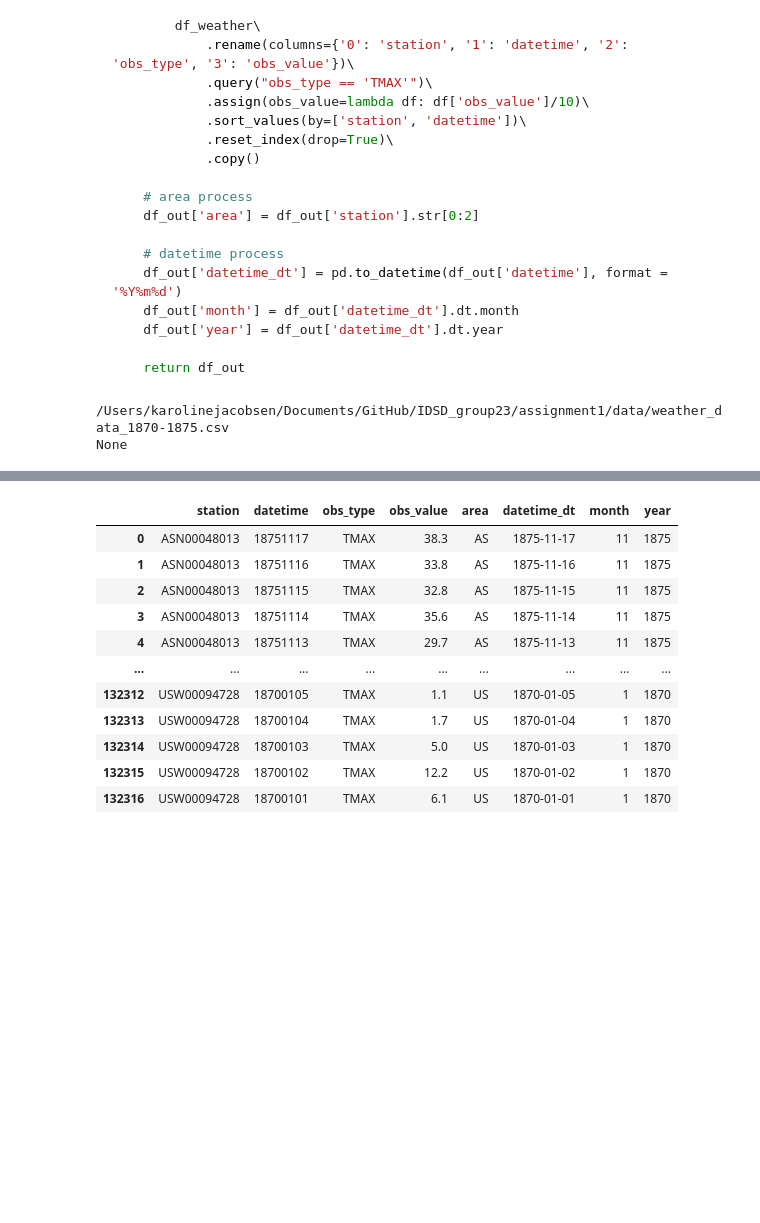
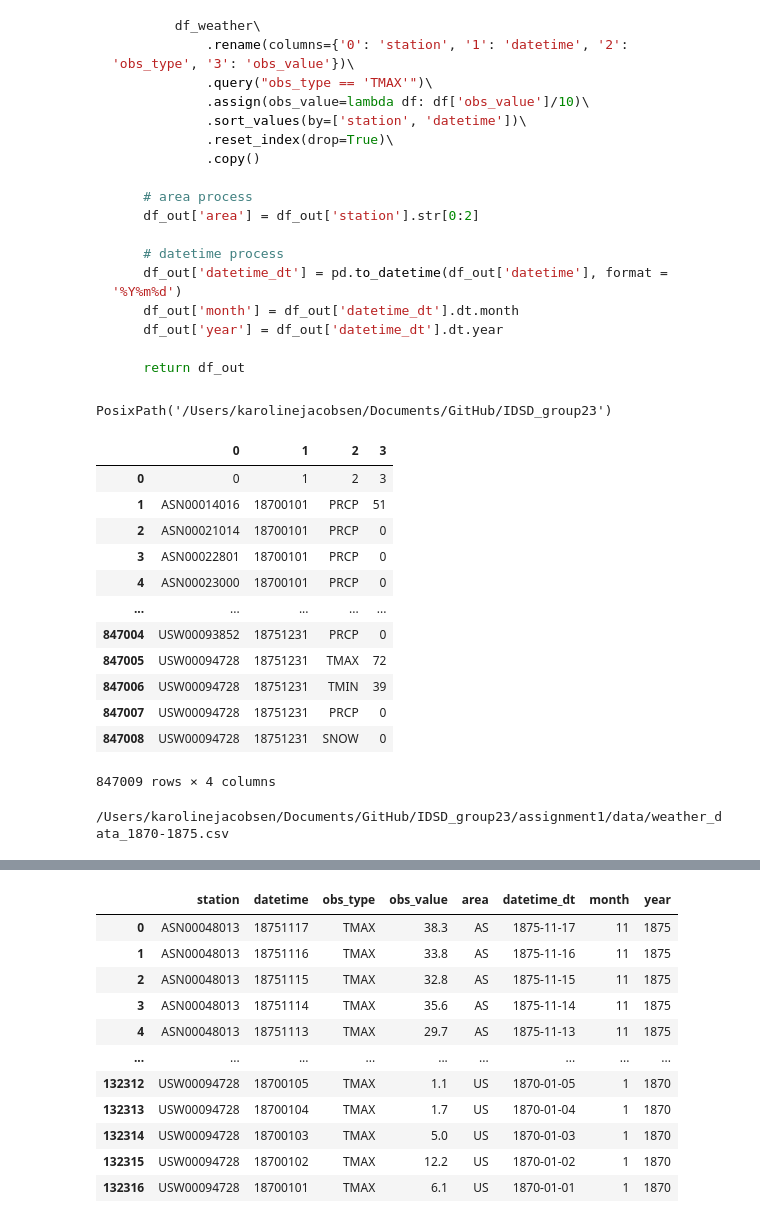
Before and after one commit to kaja19ac/IDSD_group23, a Jupyter notebook: assignment1/assignment_1-karoline.ipynb, the cells around one changed output, grey strips where cells are left out. Cells and saved outputs as stored; diff of their text form; code cells hidden in the pictures; blank space fills up the shorter version.

```diff
--- a/assignment1/assignment_1-karoline.ipynb
+++ b/assignment1/assignment_1-karoline.ipynb
@@ -117,19 +121,45 @@ def load_weather(year):
+# %%
+fpath.parent
+# %% [output]
+PosixPath('/Users/karolinejacobsen/Documents/GitHub/IDSD_group23')
+# %%
+folderpath = Path.cwd()
+filepath = folderpath / "data" / "weather_data_1870-1875.csv"
+# %%
+df_weather = pd.read_csv(filepath,header=None)\
+                    .iloc[:,:4]
+# %%
+df_weather
+# %% [output]
+|  | 0 | 1 | 2 | 3 |
+| 0 | 0 | 1 | 2 | 3 |
+| 1 | ASN00014016 | 18700101 | PRCP | 51 |
+| 2 | ASN00021014 | 18700101 | PRCP | 0 |
+| 3 | ASN00022801 | 18700101 | PRCP | 0 |
+| 4 | ASN00023000 | 18700101 | PRCP | 0 |
+| ... | ... | ... | ... | ... |
+| 847004 | USW00093852 | 18751231 | PRCP | 0 |
+| 847005 | USW00094728 | 18751231 | TMAX | 72 |
+| 847006 | USW00094728 | 18751231 | TMIN | 39 |
+| 847007 | USW00094728 | 18751231 | PRCP | 0 |
+| 847008 | USW00094728 | 18751231 | SNOW | 0 |
+847009 rows × 4 columns
 # %%
 # OUR CODE HERE
 import pandas as pd
 
 def process_weather():
-    csv_file = r'/Users/karolinejacobsen/Documents/GitHub/IDSD_group23/assignment1/data/weather_data_1870-1875.csv'
+    csv_file = Path.cwd() / "data" / r'weather_data_1870-1875.csv'
 
     df_weather = pd.read_csv(csv_file,header=None)\
                     .iloc[:,:4]
     print(csv_file)
 
+    return df_weather
+
 #csv_file = pd.read_csv (r'/Users/karolinejacobsen/Documents/GitHub/IDSD_group23/assignment1/data/weather_data_1870-1875.csv', header=None)\
                    # .iloc[1:,:4]
 
-
-print(process_weather())
+df = process_weather()
 # %% [output]
 /Users/karolinejacobsen/Documents/GitHub/IDSD_group23/assignment1/data/weather_data_1870-1875.csv
-None
```
Also changed, not shown: parts of 6 cells of this notebook.
